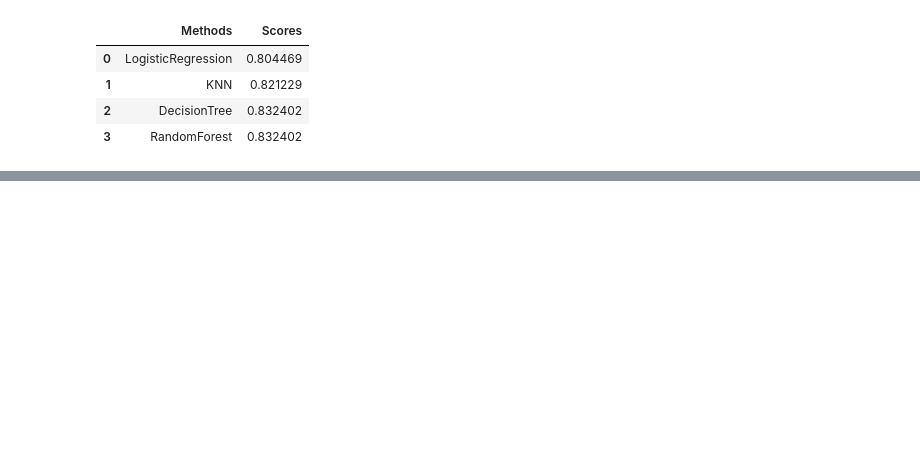
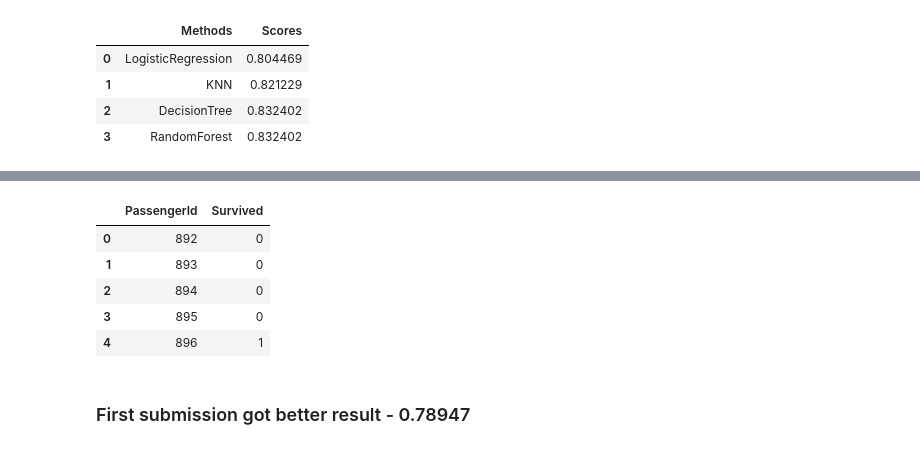
Before and after one commit to LLT9798/Kaggle_titanic-challenge, a Jupyter notebook: titanic.ipynb, the cells around one changed output, grey strips where cells are left out. Drawn from its saved outputs; the diff is of its cells as text; code cells hidden in the pictures; blank space fills up the shorter version.

```diff
--- a/titanic.ipynb
+++ b/titanic.ipynb
@@ -656,0 +766,2 @@ FinalScore.head(4)
+# %%
+y_hat1 = RFClass.predict(dfS)
@@ -656,0 +790,12 @@ FinalScore.head(4)
+# %%
+#Create a  DataFrame with the passengers ids and our prediction regarding whether they survived or not
+submission = pd.DataFrame({'PassengerId':dfS_original['PassengerId'],'Survived':y_hat1})
+
+submission.head()
+# %% [output]
+|  | PassengerId | Survived |
+| 0 | 892 | 0 |
+| 1 | 893 | 0 |
+| 2 | 894 | 0 |
+| 3 | 895 | 0 |
+| 4 | 896 | 1 |
@@ -656,0 +804,2 @@ FinalScore.head(4)
+# %% [markdown]
+### First submission got better result - 0.78947
```
Also changed, not shown: parts of 28 cells of this notebook, 2 other files.
